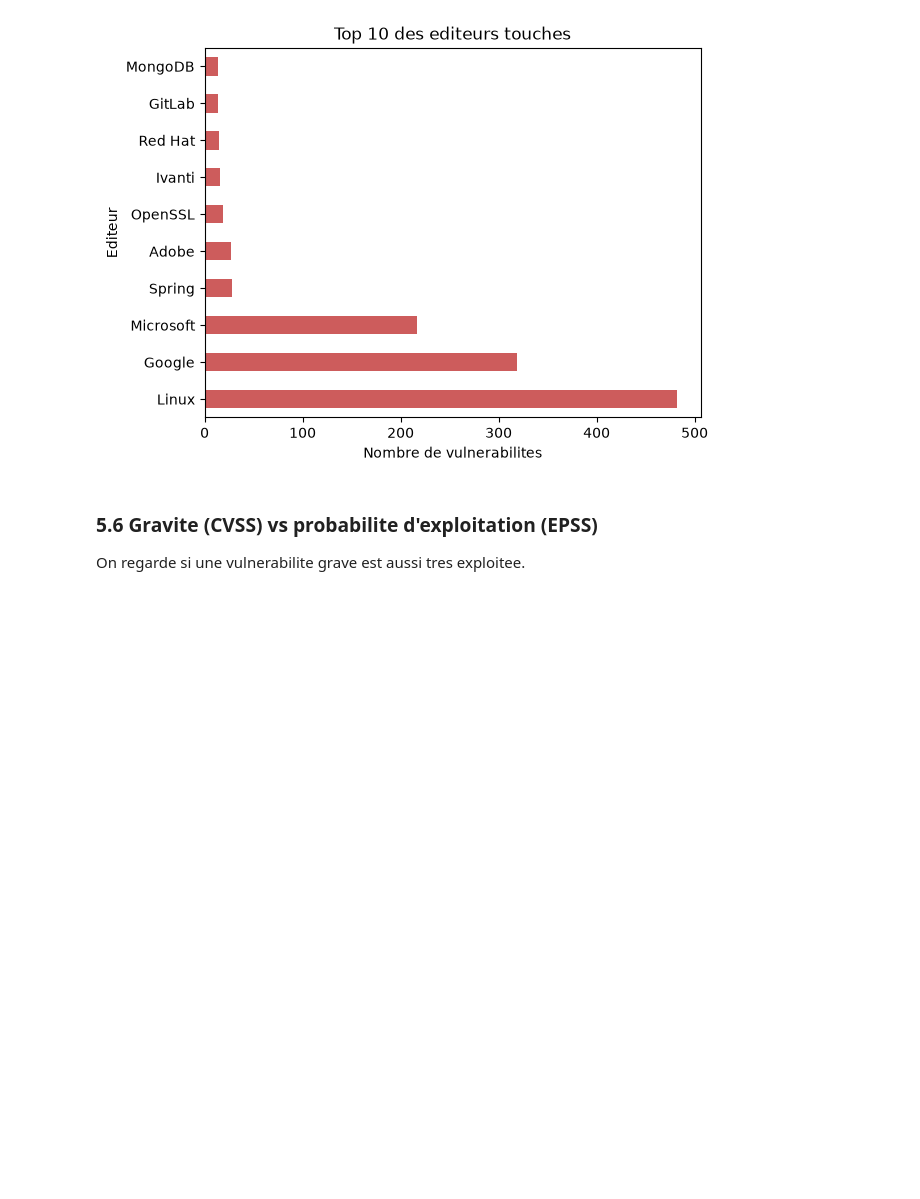
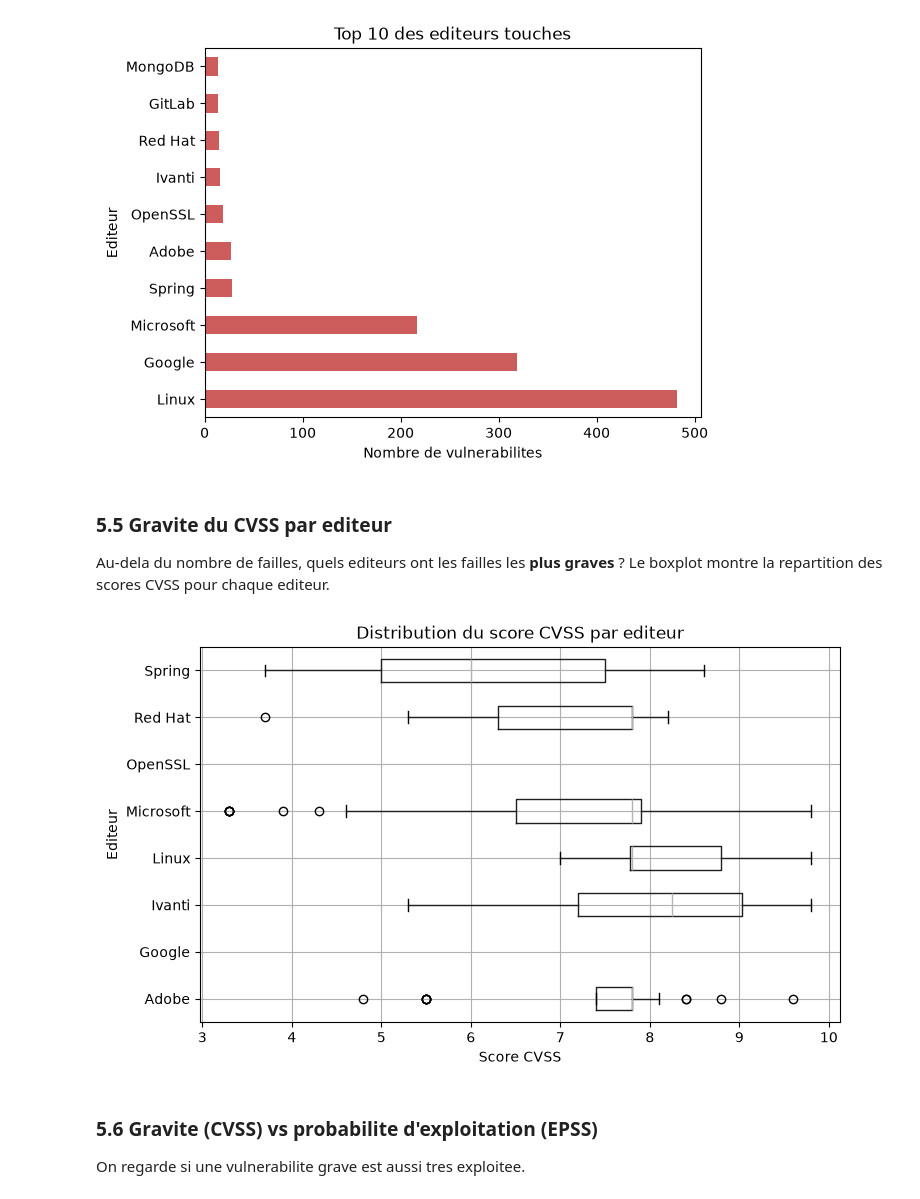
Before and after one commit to Evit94/Data_Science, a Jupyter notebook: analyse_anssi.ipynb, the cells around one changed output. Saved outputs shown, nothing was run; the diff lists cells and outputs as text; code cells hidden in the pictures; blank space fills up the shorter version.

Commit message:
Changements visualisations

```diff
--- a/analyse_anssi.ipynb
+++ b/analyse_anssi.ipynb
@@ -117,6 +106,21 @@ plt.xlabel("Nombre de vulnerabilites")
 plt.show()
 # %% [output]
 [figure]
+# %% [markdown]
+### 5.5 Gravite du CVSS par editeur
+Au-dela du nombre de failles, quels editeurs ont les failles les **plus graves** ?
+Le boxplot montre la repartition des scores CVSS pour chaque editeur.
+# %%
+# Distribution du CVSS pour les 8 editeurs les plus presents
+top_editeurs = df["Editeur"].value_counts().head(8).index
+sous = df[df["Editeur"].isin(top_editeurs)]
+sous.boxplot(column="Score CVSS", by="Editeur", vert=False, figsize=(8, 5))
+plt.title("Distribution du score CVSS par editeur")
+plt.suptitle("")  # enleve le titre automatique ajoute par pandas
+plt.xlabel("Score CVSS")
+plt.show()
+# %% [output]
+[figure, added]
 # %% [markdown]
 ### 5.6 Gravite (CVSS) vs probabilite d'exploitation (EPSS)
 On regarde si une vulnerabilite grave est aussi tres exploitee.
```
Also changed, not shown: parts of 11 cells of this notebook.
